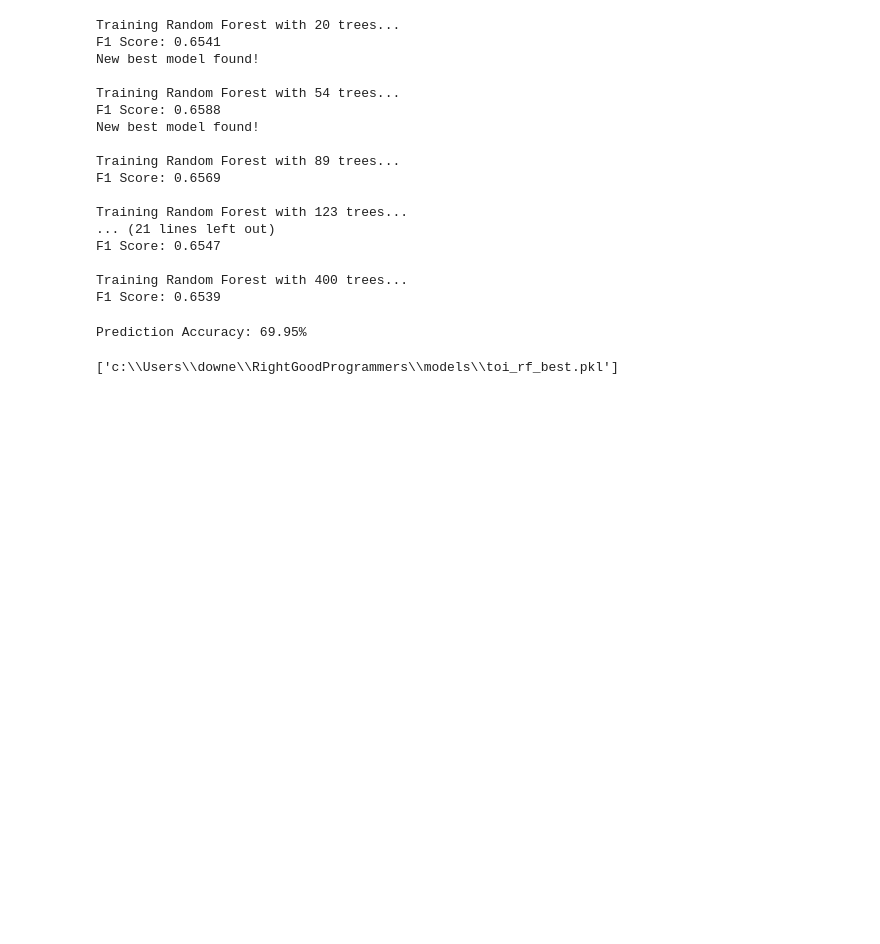
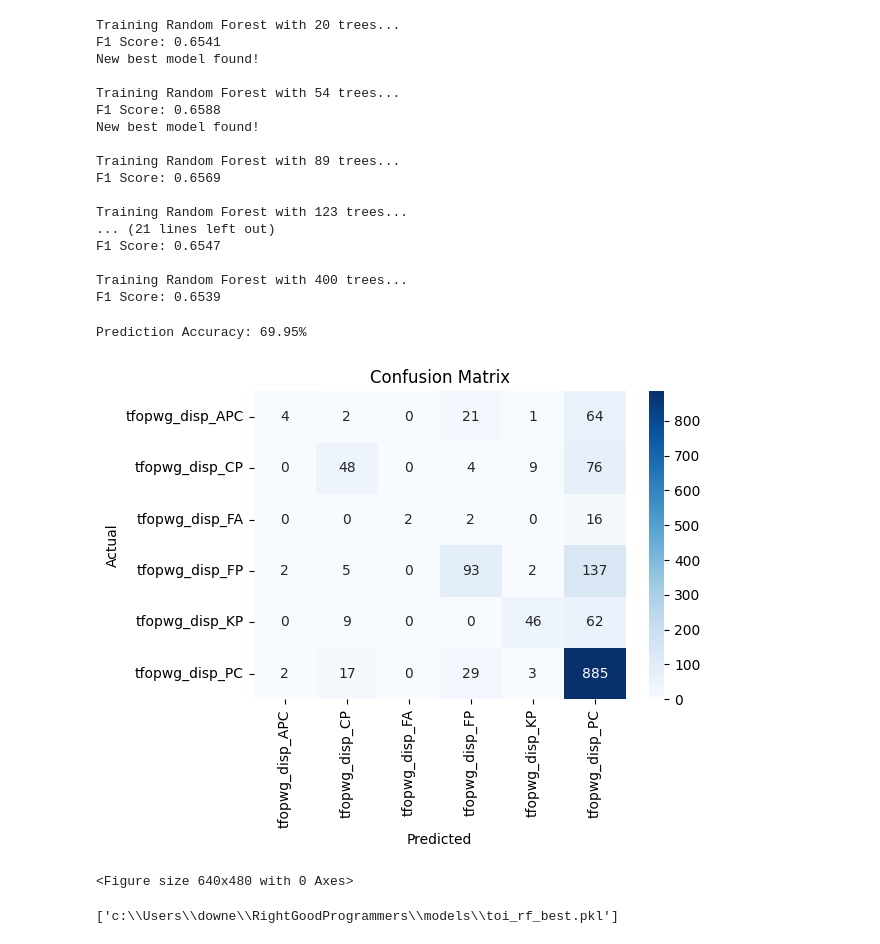
Before and after one commit to CPower04/RightGoodProgrammers, a Jupyter notebook: src/kepler/toi_predictor.ipynb, the cells around one changed output. Cells and saved outputs as stored; diff of their text form; code cells hidden in the pictures; blank space fills up the shorter version.

Commit message:
improved graph generation

```diff
--- a/src/kepler/toi_predictor.ipynb
+++ b/src/kepler/toi_predictor.ipynb
@@ -158,10 +159,26 @@ F1 Score: 0.6547
 Training Random Forest with 400 trees...
 F1 Score: 0.6539
 # %%
+from matplotlib import pyplot as plt
+
+
+mapping = {'tfopwg_disp_APC': 'APC', 'tfopwg_disp_CP': 'CP', 'tfopwg_disp_FA': 'FA', 'tfopwg_disp_FP': 'FP', 'tfopwg_disp_KP': 'KP', 'tfopwg_disp_PC': 'PC'}
 accuracy = accuracy_score(y_test, y_pred)
 print(f'Prediction Accuracy: {accuracy * 100:.2f}%')
+# Confusion matrix
+cm = confusion_matrix(y_test, y_pred)
+plt.figure(figsize=(6, 4))
+sns.heatmap(cm, annot=True, fmt="d", cmap="Blues",
+            xticklabels=target_cols, yticklabels=target_cols)
+plt.xlabel("Predicted")
+plt.ylabel("Actual")
+plt.title("Confusion Matrix")
+plt.show()
+plt.savefig(dir_path.replace('data', 'models') + '/toi_confusion_matrix.png')
 # %% [output]
 Prediction Accuracy: 69.95%
+[figure, added]
+<Figure size 640x480 with 0 Axes>
 # %%
 current_dir = os.getcwd()
 model_dir = current_dir.replace('src\\kepler', 'models\\')
```
Also changed, not shown: parts of 2 cells of this notebook, 5 other files.
